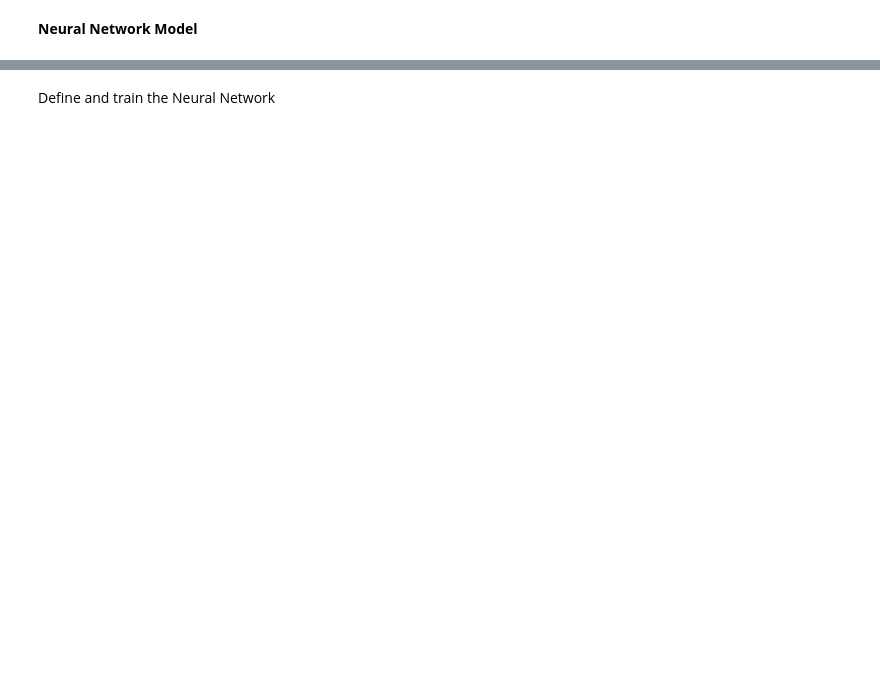
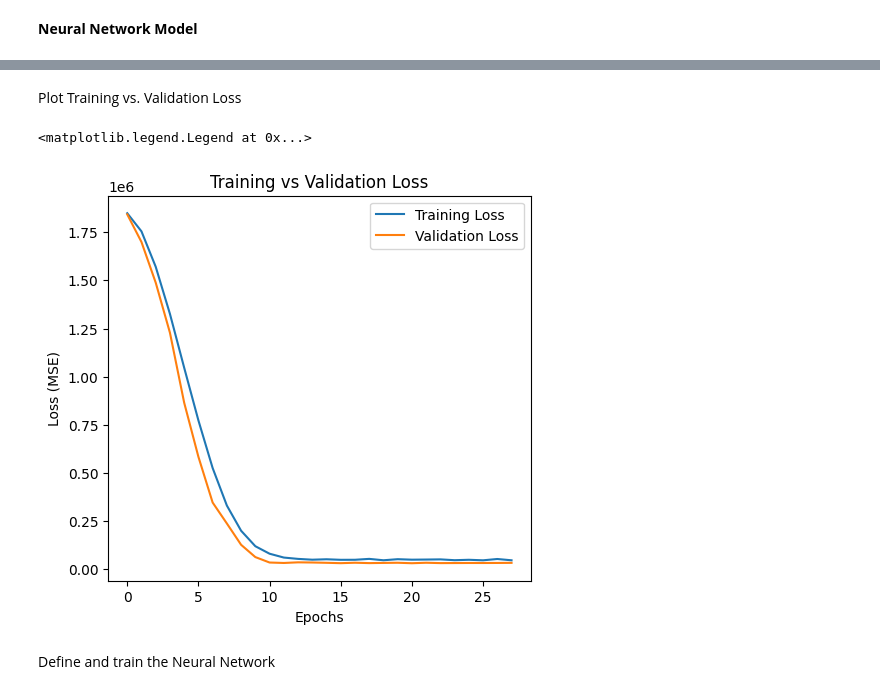
Before and after one commit to Edenshmuel/ICU_Nutrition_ML, a Jupyter notebook: Neural_Network_Model.ipynb, the cells around one changed output, grey strips where cells are left out. Drawn from its saved outputs; the diff is of its cells as text; code cells hidden in the pictures; blank space fills up the shorter version.

```diff
--- a/Neural_Network_Model.ipynb
+++ b/Neural_Network_Model.ipynb
@@ -55,7 +52,7 @@ categorical_features = ["Gender", "Activity Level", "Disease"]
 # %% [markdown]
 Features identified as right-skewed from EDA; applying log transformation
 # %%
-right_skewed_features = ["Protein", "Sugar", "Sodium", "Carbohydrates", "Fat"]
+right_skewed_features = ["Fat"]
 # %% [markdown]
 **Data Preprocessing: Pipelines for Scaling, Encoding, and Log Transformation**
 # %% [markdown]
@@ -121,0 +168,27 @@ X_train_split, X_val, y_train_split, y_val = train_test_split(X_train_transforme
+# %%
+y_train_np = y_train.to_numpy()
+# %%
+# הגדרת Learning Rate עם Exponential Decay
+lr_schedule = ExponentialDecay(
+    initial_learning_rate=0.01,  # קצב למידה התחלתי
+    decay_steps=1000,            # כל כמה צעדים להוריד את קצב הלמידה
+    decay_rate=0.96,             # קצב הפחתה (96% מכל שלב קודם)
+    staircase=True               # מפחית בקפיצות ולא באופן רציף
+)
+# %%
+def build_model():
+    model = Sequential([
+        Dense(64, activation='relu', kernel_regularizer=l2(0.01), input_shape=(X_train_transformed.shape[1],)),
+        BatchNormalization(),  # עוזר לייצב את האימון ולהאיץ למידה
+        Dropout(0.2),  # משמיט 30% מהנוירונים כדי למנוע Overfitting
+
+        Dense(32, activation='relu', kernel_regularizer=l2(0.01)),
+        BatchNormalization(),
+        Dropout(0.2),
+
+        Dense(y_train.shape[1], activation='linear')  # שכבת פלט - ערכים רציפים
+    ])
+
+    optimizer = Adam(learning_rate=lr_schedule)  # שימוש ב-Decay בתוך ה-Adam Optimizer
+    model.compile(optimizer=optimizer, loss='mse', metrics=['mae'])
+    return model
@@ -122,2 +247,20 @@ X_train_split, X_val, y_train_split, y_val = train_test_split(X_train_transforme
+# %% [markdown]
+Plot Training vs. Validation Loss
+# %%
+import matplotlib.pyplot as plt
+
+plt.figure(figsize=(12, 5))
+
+# Loss גרף
+plt.subplot(1, 2, 1)
+plt.plot(history.history['loss'], label='Training Loss')
+plt.plot(history.history['val_loss'], label='Validation Loss')
+plt.xlabel('Epochs')
+plt.ylabel('Loss (MSE)')
+plt.title('Training vs Validation Loss')
+plt.legend()
+# %% [output]
+<matplotlib.legend.Legend at 0x...>
+[figure, added]
 # %% [markdown]
 Define and train the Neural Network
```
Also changed, not shown: parts of 23 cells of this notebook.
